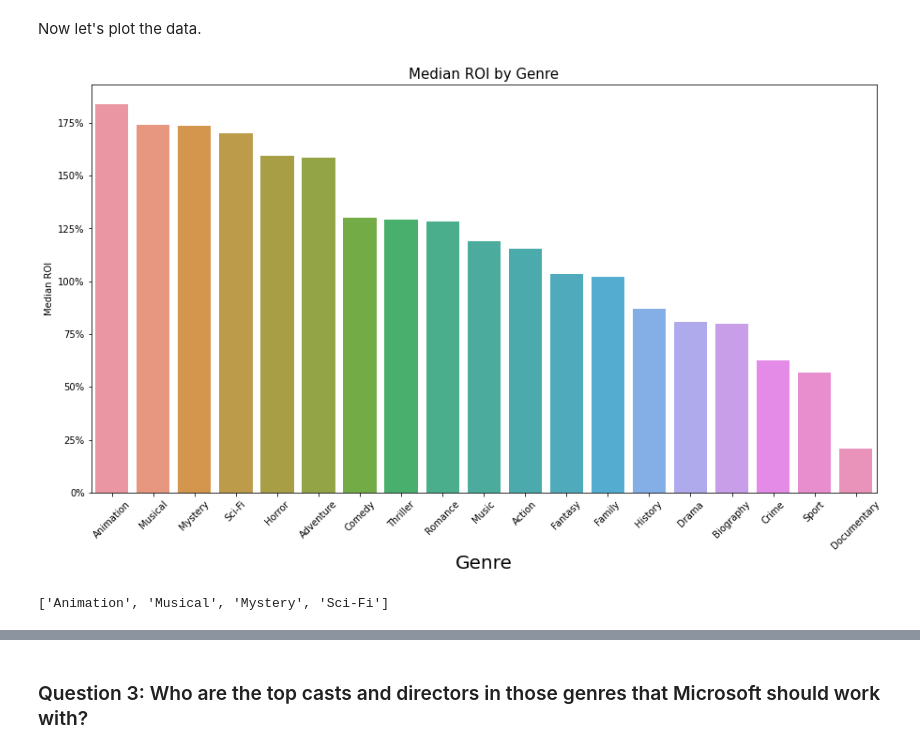
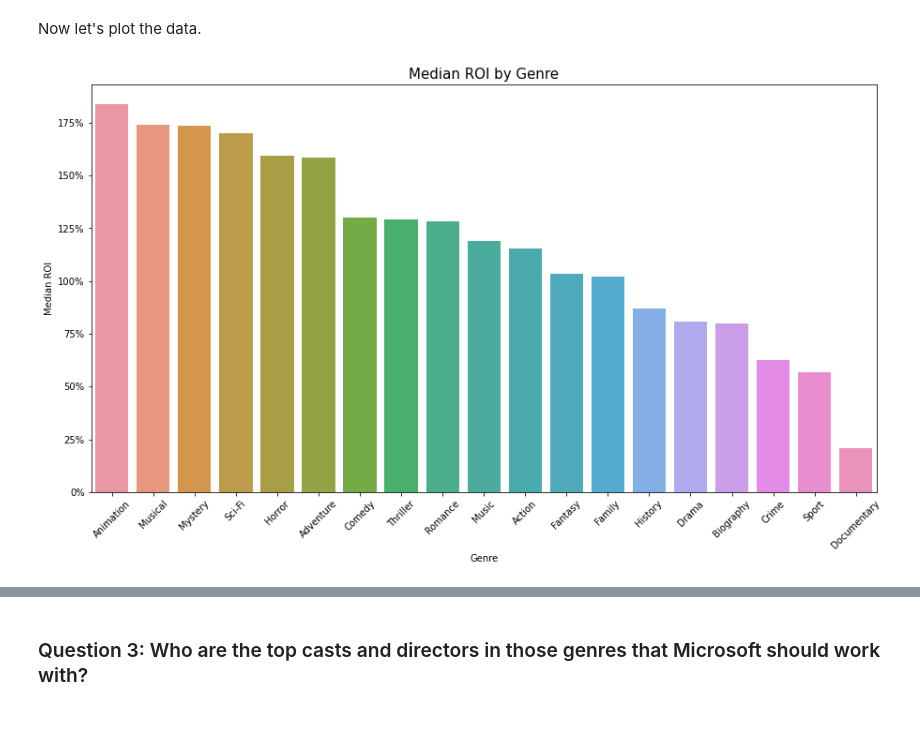
Before and after one commit to jennifernha/Microsoft-Movie-Analysis, a Jupyter notebook: Microsoft Movie Analysis.ipynb, the cells around one changed output, grey strips where cells are left out. Drawn from its saved outputs; the diff is of its cells as text; code cells hidden in the pictures; blank space fills up the shorter version.

```diff
--- a/Microsoft Movie Analysis.ipynb
+++ b/Microsoft Movie Analysis.ipynb
@@ -698,28 +706,22 @@ Now let's plot the data.
 # %%
 #create the plot
 fig, ax = plt.subplots(figsize = (15, 8))
 
 #Generate a bar graph
 ax = sns.barplot(x = median_ROI_genre.index,
                  y = median_ROI_genre['ROI'])
 
 #add a title for the plot
-plt.title('Median ROI by Genre', fontsize = 15)
+plt.title('Median ROI by Genre', fontsize = 15, pad = 20)
 
 #add labels for x and y axes
-plt.xlabel('Genre', fontsize = 20)
-plt.ylabel('Median ROI')
+plt.xlabel('Genre', fontsize = 13)
+plt.ylabel('Median ROI', fontsize = 13)
 
 #rotate x-ticks
-plt.xticks(rotation=45)
+plt.xticks(rotation = 45)
 
 #add % to y-labels
 ax.yaxis.set_major_formatter(mtick.PercentFormatter())
 # %% [output]
-[figure, old version]
+[figure, new version]
-# %%
-top_genres = list(median_ROI_genre[:4].index)
-
-top_genres
-# %% [output]
-['Animation', 'Musical', 'Mystery', 'Sci-Fi']
```
Also changed, not shown: parts of 26 cells of this notebook.
